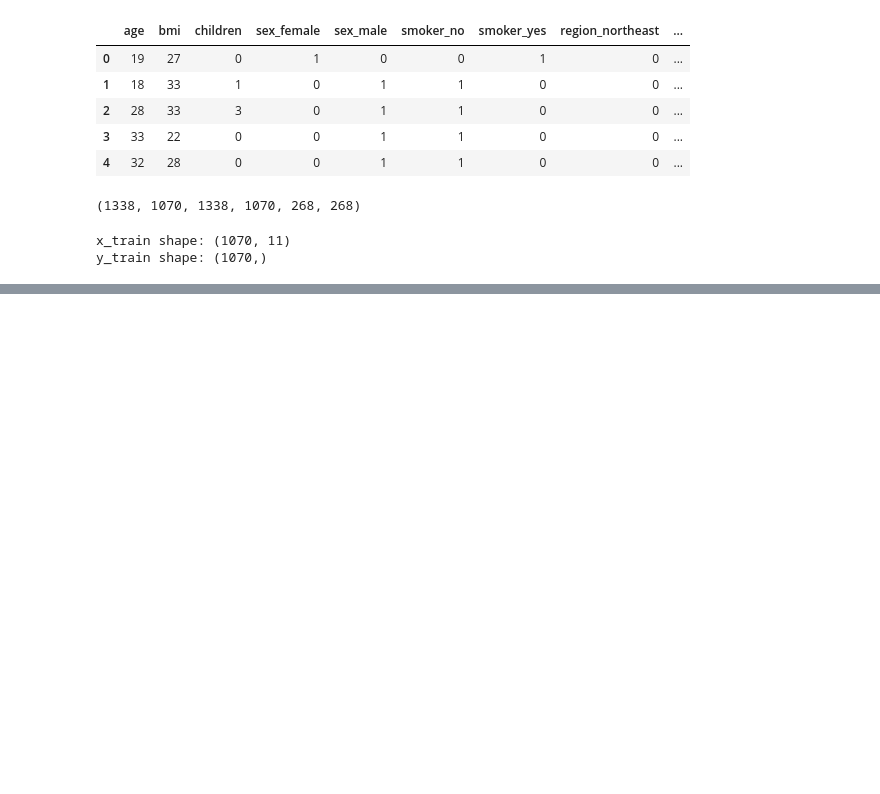
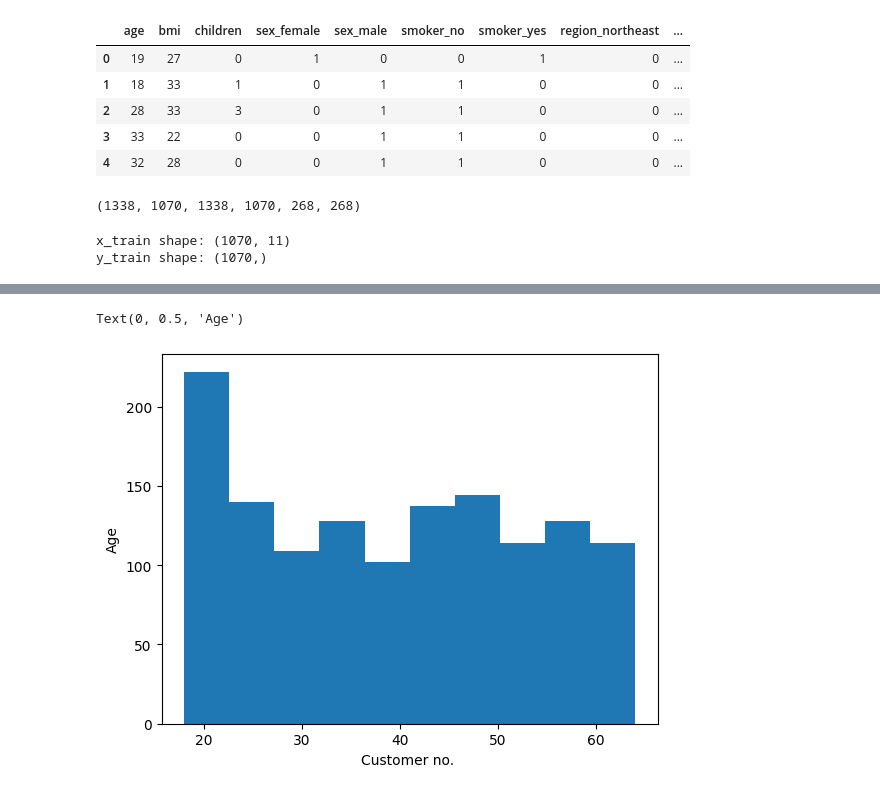
Before and after one commit to 9bishal/TensorFlow_Project, a Jupyter notebook: Working_with_large_dats.ipynb, the cells around one changed output, grey strips where cells are left out. Drawn from its saved outputs; the diff is of its cells as text; code cells hidden in the pictures; blank space fills up the shorter version.

```diff
--- a/Working_with_large_dats.ipynb
+++ b/Working_with_large_dats.ipynb
@@ -137,0 +279,7 @@ AttributeError: 'NoneType' object has no attribute 'items'
+# %%
+x["age"].plot(kind="hist")
+plt.xlabel("Customer no. ")
+plt.ylabel("Age")
+# %% [output]
+Text(0, 0.5, 'Age')
+[figure, added]
```
Also changed, not shown: parts of 15 cells of this notebook.
